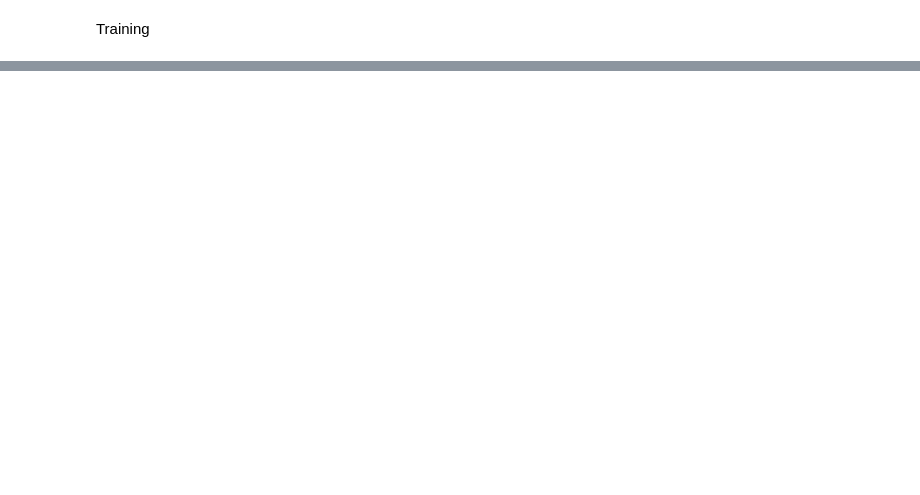
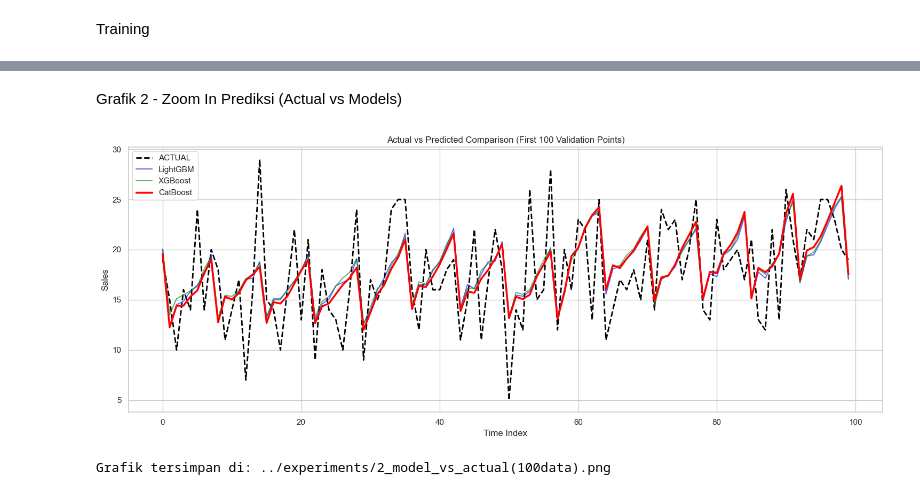
Before and after one commit to RifqiCah/demand-forecasting-mlops, a Jupyter notebook: notebooks/03_modeling.ipynb, the cells around one changed output, grey strips where cells are left out. Saved outputs shown, nothing was run; the diff lists cells and outputs as text; code cells hidden in the pictures; blank space fills up the shorter version.

```diff
--- a/notebooks/03_modeling.ipynb
+++ b/notebooks/03_modeling.ipynb
@@ -133,0 +390,5 @@ Best iteration: 1907
+# %%
+# 4. Prediksi & Cek SMAPE
+pred_cat = model_cat.predict(X_valid)
+smape_cat = manual_smape(y_valid, pred_cat)
+print(f"CatBoost SMAPE: {smape_cat}")
@@ -185,0 +541,33 @@ importance.head(10)
+# %% [markdown]
+Grafik 2 - Zoom In Prediksi (Actual vs Models)
+# %%
+
+# Kita ambil sampel 100 data terakhir dari validation set
+subset_len = 100
+indices = range(subset_len)
+
+plt.figure(figsize=(15, 6))
+
+# 1. Plot Data Asli (Hitam Putus-putus)
+plt.plot(indices, y_valid.iloc[:subset_len].values, label='ACTUAL', color='black', linewidth=2, linestyle='--')
+
+# 2. Plot Model Predictions
+# Pastikan variabel prediksi (pred_lgbm, dll) masih ada di memori
+plt.plot(indices, pred_lgbm[:subset_len], label='LightGBM', alpha=0.6, color='blue')
+plt.plot(indices, pred_xgb[:subset_len], label='XGBoost', alpha=0.6, color='green')
+plt.plot(indices, pred_cat[:subset_len], label='CatBoost', linewidth=2.5, color='red') # Highlight Champion
+
+plt.title(f'Actual vs Predicted Comparison (First {subset_len} Validation Points)')
+plt.ylabel('Sales')
+plt.xlabel('Time Index')
+plt.legend()
+plt.tight_layout()
+
+# Simpan dan Tampilkan
+save_path = f'{exp_dir}/2_model_vs_actual(100data).png'
+plt.savefig(save_path)
+plt.show()
+print(f"Grafik tersimpan di: {save_path}")
+# %% [output]
+[figure, added]
+Grafik tersimpan di: ../experiments/2_model_vs_actual(100data).png
```
Also changed, not shown: parts of 37 cells of this notebook, 14 other files.
